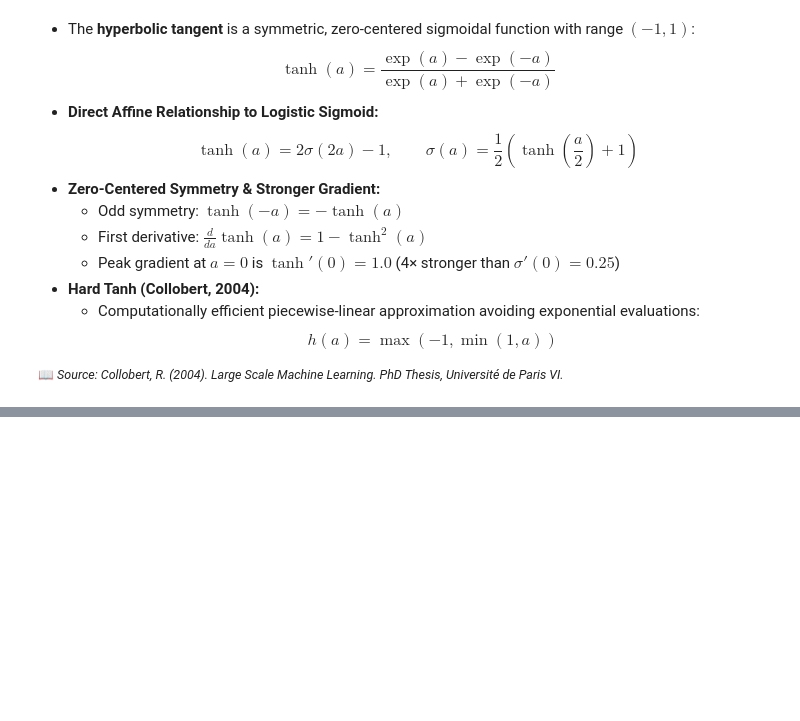
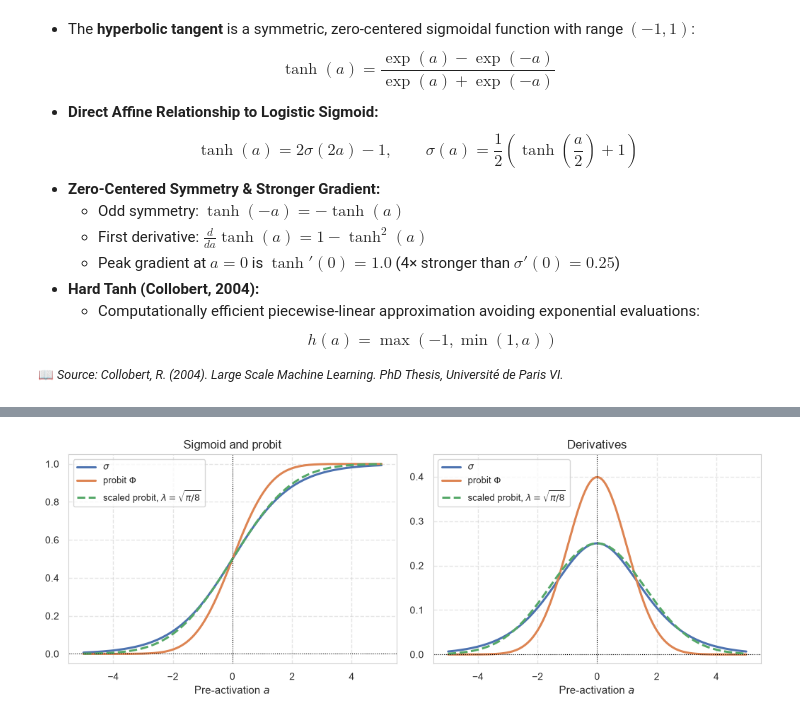
Before and after one commit to konstantin-schekotihin/dl_course, a Jupyter notebook: ML-DL/01_foundations/05_functions.ipynb, the cells around one changed output, grey strips where cells are left out. Cells and saved outputs as stored; diff of their text form; code cells hidden in the pictures; blank space fills up the shorter version.

```diff
--- a/ML-DL/01_foundations/05_functions.ipynb
+++ b/ML-DL/01_foundations/05_functions.ipynb
@@ -595 +420,8 @@ plot_probit_vs_sigmoid()
+# %%
+# Sigmoid vs. standard and scaled probit, and their derivatives
+values = {r"$\sigma$": sigmoid(a_grid), r"probit $\Phi$": probit_fn(a_grid), r"scaled probit, $\lambda = \sqrt{\pi/8}$": scaled_probit(a_grid)}
+slopes = {r"$\sigma$": d_sigmoid(a_grid), r"probit $\Phi$": d_probit(a_grid), r"scaled probit, $\lambda = \sqrt{\pi/8}$": d_scaled_probit(a_grid)}
+hp.plot_function_panels(a_grid, [values, slopes], titles=["Sigmoid and probit", "Derivatives"], ylims=[(-0.05, 1.05), (-0.02, 0.45)], dashed=[r"scaled probit, $\lambda = \sqrt{\pi/8}$"])
+# %% [output]
+[figure, added]
 # %%
```
Also changed, not shown: parts of 49 cells of this notebook, 4 other files.
